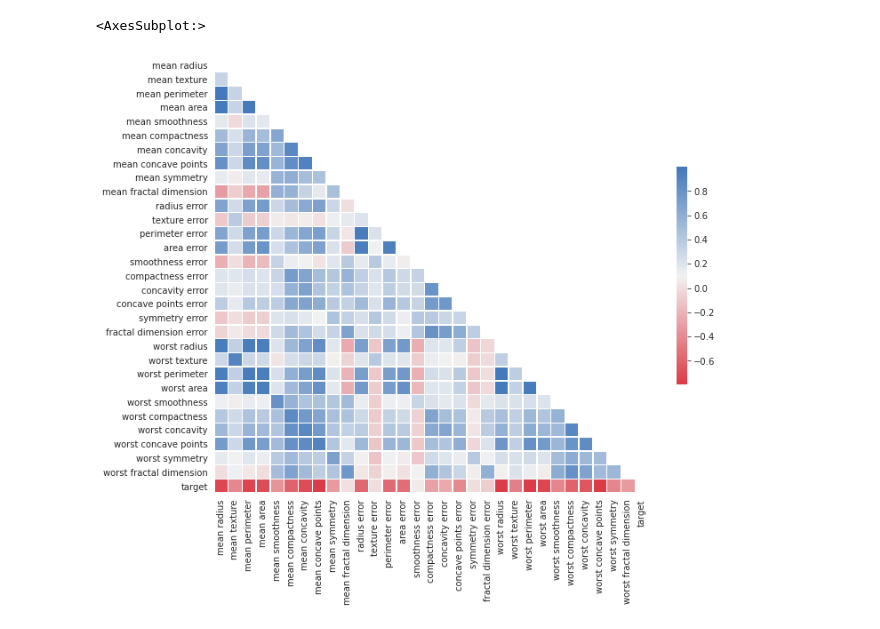
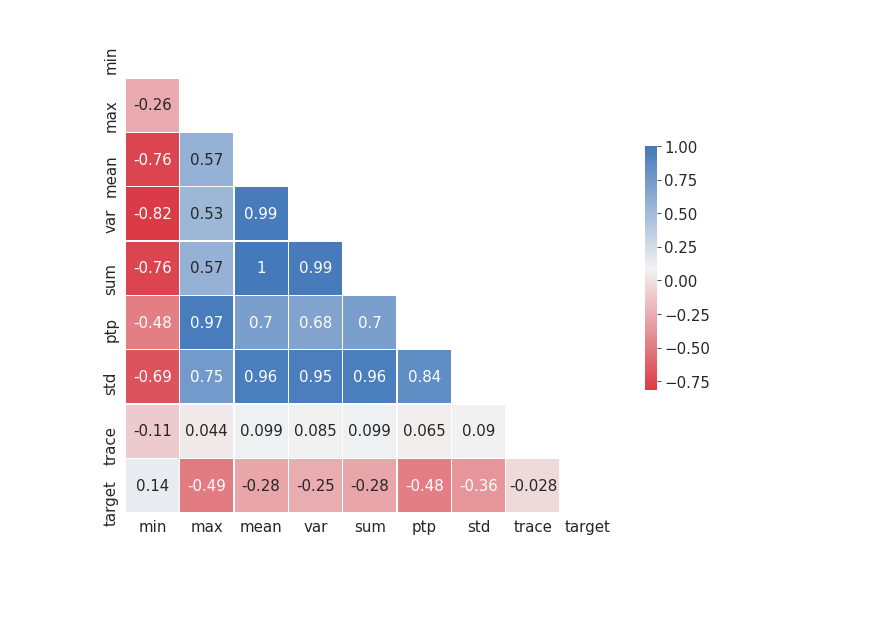
Before and after one commit to mmenzyns/ai-palm-rejection, a Jupyter notebook: data_processing/feature_analysis.ipynb, the cells around one changed output. Cells and saved outputs as stored; diff of their text form; code cells hidden in the pictures; blank space fills up the shorter version.

```diff
--- a/data_processing/feature_analysis.ipynb
+++ b/data_processing/feature_analysis.ipynb
@@ -107,0 +60,14 @@ sns.kdeplot(np.exp(density_min)).set(title="Min values density")
+# %%
+fig = plt.figure(figsize = (20, 25))
+plt.rcParams.update({'font.size': 22})
+i = 1
+for feature in features.columns[: features.columns.slice_locs(end='trace')[1]]: # Cycle through columns until and including "trace"
+    plt.subplot(4, 2, i)
+    sns.histplot(data=touch_features, x=feature, kde=True, stat="probability", color='g', label='touch')
+    sns.histplot(data=nontouch_features, x=feature, kde=True, stat="probability", color='r', label='nontouch')
+    plt.legend(loc='best')
+    i += 1
+fig.suptitle('Feature Analysis')
+fig.tight_layout()
+fig.subplots_adjust(top=0.95)
+plt.savefig('data_elimination_feature_distribution.pdf')
@@ -108,25 +76,13 @@ sns.kdeplot(np.exp(density_min)).set(title="Min values density")
 # %%
-# library imports
-import pandas as pd
-from sklearn.datasets import load_breast_cancer
-import matplotlib.pyplot as plt
-%matplotlib inline
-import seaborn as sns
-import numpy as np# load the breast_cancer data set from the scikit-learn api
-breast_cancer = load_breast_cancer()
-data = pd.DataFrame(data=breast_cancer['data'], columns = breast_cancer['feature_names'])
-
-data['target'] = breast_cancer['target']
-data.head()# use the pands .corr() function to compute pairwise correlations for the dataframe
-corr = data.corr()
-# visualise the data with seaborn
+corr = features.corr()
 mask = np.triu(np.ones_like(corr, dtype=np.bool))
 sns.set_style(style = 'white')
-f, ax = plt.subplots(figsize=(11, 9))
+plt.rcParams.update({'font.size': 15})
+fig, ax = plt.subplots(figsize=(11, 9))
 cmap = sns.diverging_palette(10, 250, as_cmap=True)
-sns.heatmap(corr, mask=mask, cmap=cmap,
+sns.heatmap(corr, mask=mask, cmap=cmap, annot=True,
         square=True,
         linewidths=.5, cbar_kws={"shrink": .5}, ax=ax)
+plt.savefig('data_elimination_feature_corr.pdf')
 # %% [output]
-<AxesSubplot:>
-[figure, old version]
+[figure, new version]
```
Also changed, not shown: parts of 12 cells of this notebook, 5 other files.
